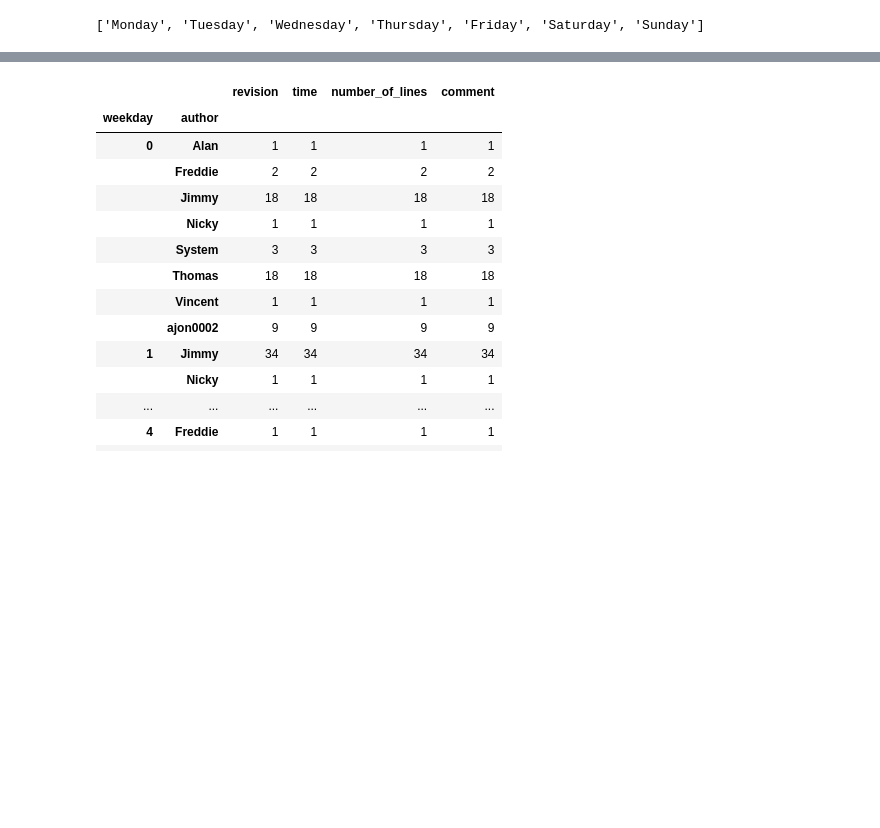
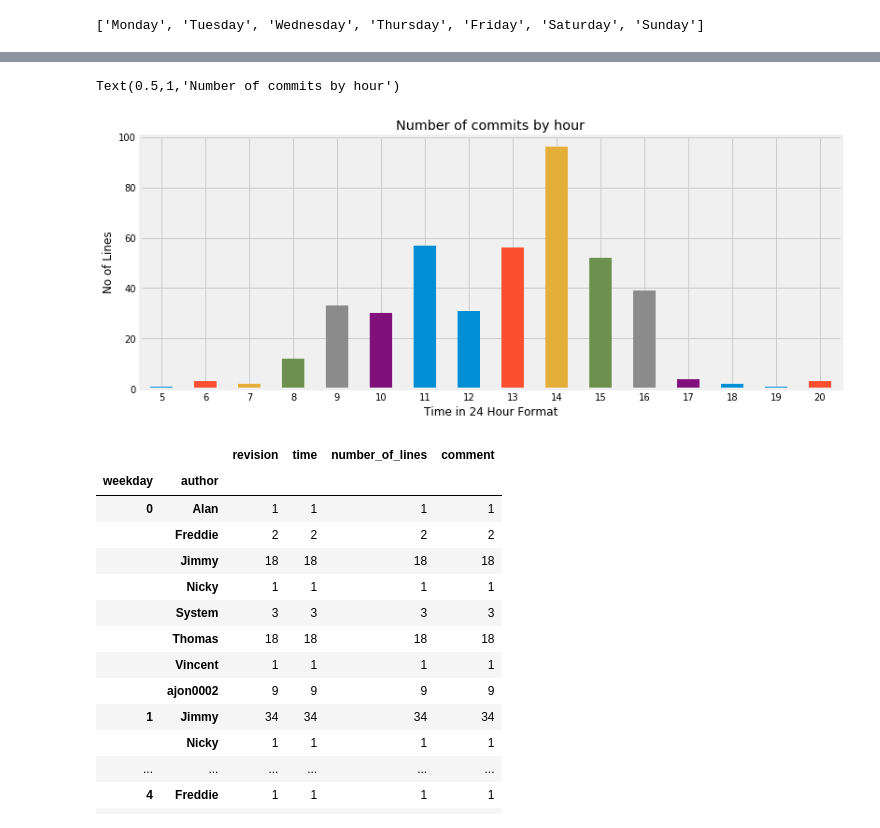
Before and after one commit to kieranregan/CA4, a Jupyter notebook: CA4 Analysis.ipynb, the cells around one changed output, grey strips where cells are left out. Saved outputs shown, nothing was run; the diff lists cells and outputs as text; code cells hidden in the pictures; blank space fills up the shorter version.

```diff
--- a/CA4 Analysis.ipynb
+++ b/CA4 Analysis.ipynb
@@ -157,0 +181,9 @@ Text(0.5,1,'Number of commits by day')
+# %%
+trends.groupby('time').count()['number_of_lines'].plot(kind='bar', figsize=(12,5));
+plt.xticks( rotation='horizontal');
+plt.xlabel('Time in 24 Hour Format')
+plt.ylabel('No of Lines')
+plt.title('Number of commits by hour')
+# %% [output]
+Text(0.5,1,'Number of commits by hour')
+[figure, added]
```
Also changed, not shown: parts of 18 cells of this notebook, 2 other files.
